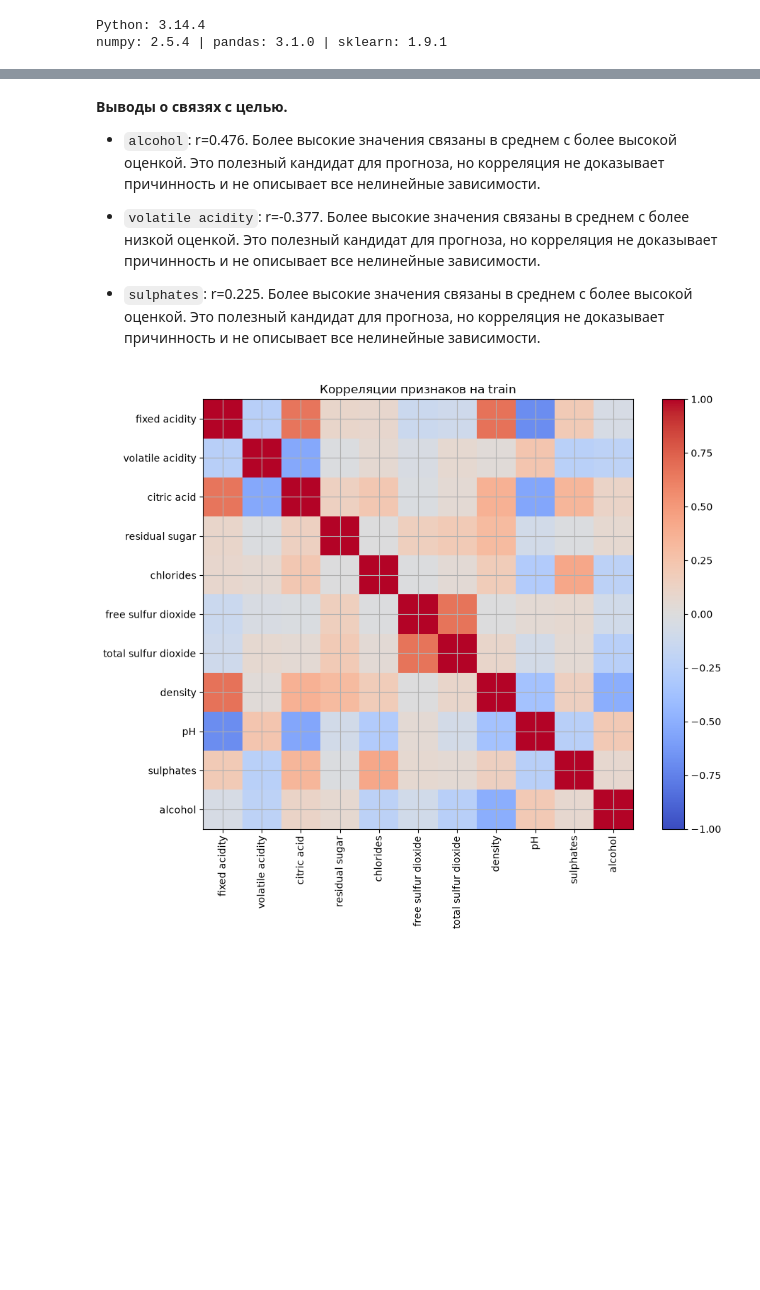
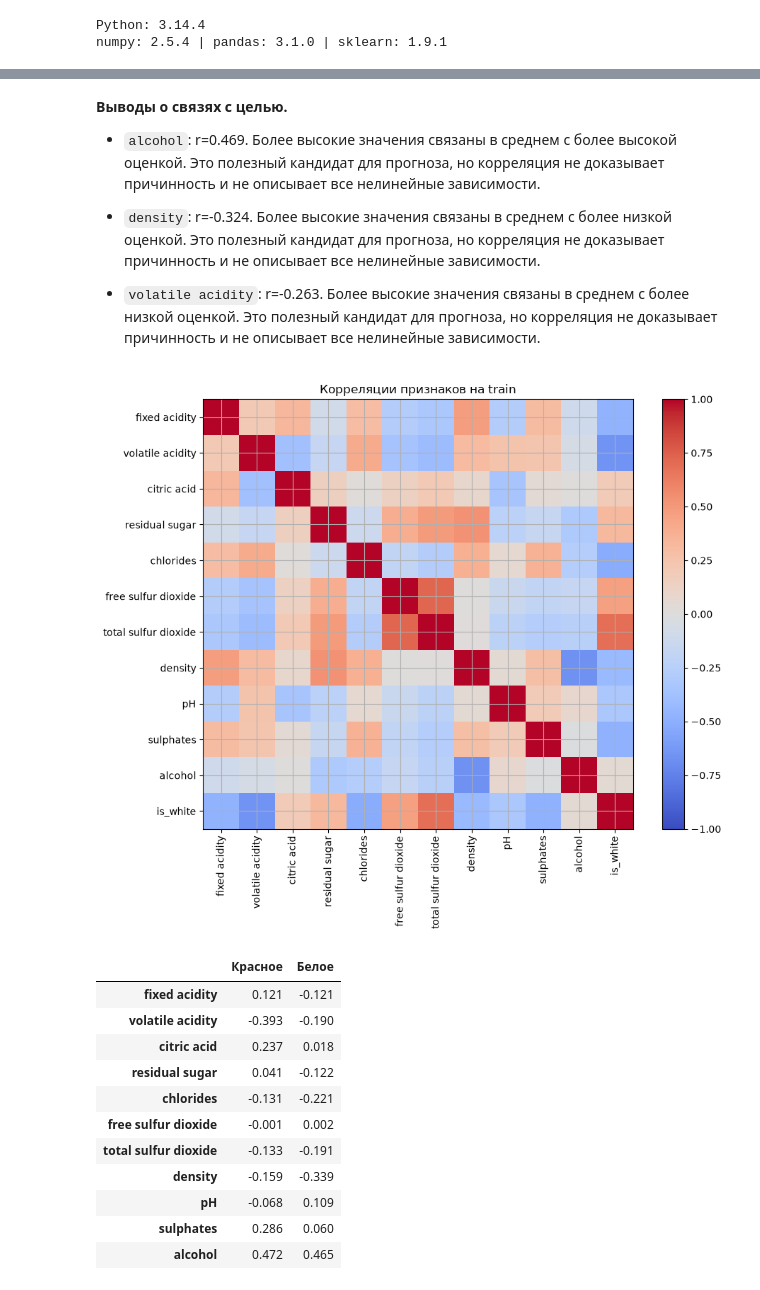
Before and after one commit to Chuba-ka/machineLearning, a Jupyter notebook: regression/lab01.ipynb, the cells around one changed output, grey strips where cells are left out. Saved outputs shown, nothing was run; the diff lists cells and outputs as text; code cells hidden in the pictures; blank space fills up the shorter version.

```diff
--- a/regression/lab01.ipynb
+++ b/regression/lab01.ipynb
@@ -190,4 +223,11 @@ fig.colorbar(im, ax=ax)
 ax.set_title('Корреляции признаков на train')
 plt.tight_layout()
 plt.show()
+chemical_features = X.columns.drop('is_white')
+corr_by_type = pd.DataFrame({
+    label: part[chemical_features].corrwith(part['quality'])
+    for label, part in [('Красное', train[train['is_white'] == 0]),
+                        ('Белое', train[train['is_white'] == 1])]
+})
+display(corr_by_type.round(3))
 # %% [output]
@@ -196,11 +236,23 @@ plt.show()
 **Выводы о связях с целью.**
 
-- `alcohol`: r=0.476. Более высокие значения связаны в среднем с более высокой оценкой. Это полезный кандидат для прогноза, но корреляция не доказывает причинность и не описывает все нелинейные зависимости.
+- `alcohol`: r=0.469. Более высокие значения связаны в среднем с более высокой оценкой. Это полезный кандидат для прогноза, но корреляция не доказывает причинность и не описывает все нелинейные зависимости.
 
-- `volatile acidity`: r=-0.377. Более высокие значения связаны в среднем с более низкой оценкой. Это полезный кандидат для прогноза, но корреляция не доказывает причинность и не описывает все нелинейные зависимости.
+- `density`: r=-0.324. Более высокие значения связаны в среднем с более низкой оценкой. Это полезный кандидат для прогноза, но корреляция не доказывает причинность и не описывает все нелинейные зависимости.
 
-- `sulphates`: r=0.225. Более высокие значения связаны в среднем с более высокой оценкой. Это полезный кандидат для прогноза, но корреляция не доказывает причинность и не описывает все нелинейные зависимости.
+- `volatile acidity`: r=-0.263. Более высокие значения связаны в среднем с более низкой оценкой. Это полезный кандидат для прогноза, но корреляция не доказывает причинность и не описывает все нелинейные зависимости.
-[figure, old version]
+[figure, new version]
+|  | Красное | Белое |
+| fixed acidity | 0.121 | -0.121 |
+| volatile acidity | -0.393 | -0.190 |
+| citric acid | 0.237 | 0.018 |
+| residual sugar | 0.041 | -0.122 |
+| chlorides | -0.131 | -0.221 |
+| free sulfur dioxide | -0.001 | 0.002 |
+| total sulfur dioxide | -0.133 | -0.191 |
+| density | -0.159 | -0.339 |
+| pH | -0.068 | 0.109 |
+| sulphates | 0.286 | 0.060 |
+| alcohol | 0.472 | 0.465 |
 # %% [markdown]
 **Вывод для моделирования.** Признаки имеют разные единицы измерения: например, pH, содержание алкоголя и концентрации соединений. Перед линейной регрессией применяем `StandardScaler`, чтобы коэффициенты соответствовали изменению признака на одно стандартное отклонение. Деревьям масштабирование не требуется: они выбирают пороги по отдельным признакам. Связанные признаки могут разделять важность между собой; коэффициенты линейной модели при этом могут быть нестабильны. Не удаляем наблюдения только из-за больших значений: необычный химический состав может быть реальным.
 
```
Also changed, not shown: parts of 24 cells of this notebook, 53 other files.
